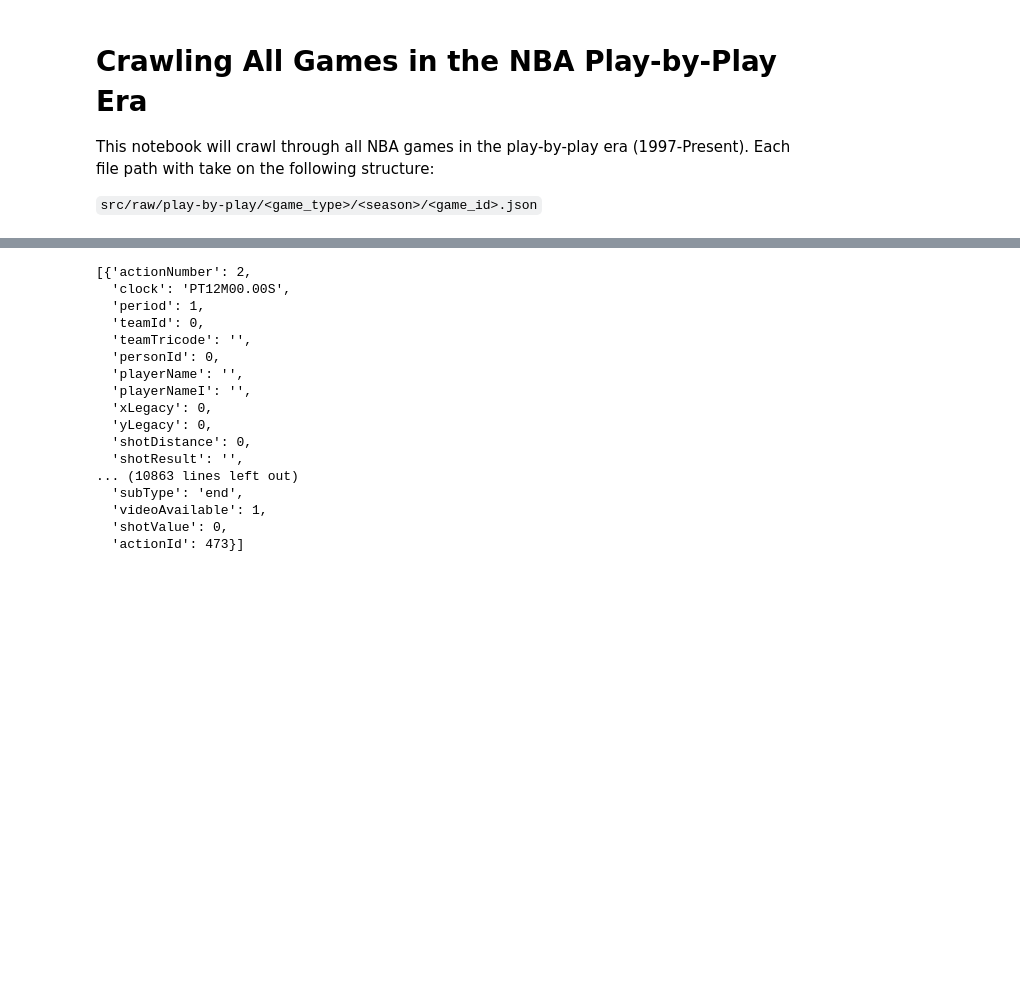
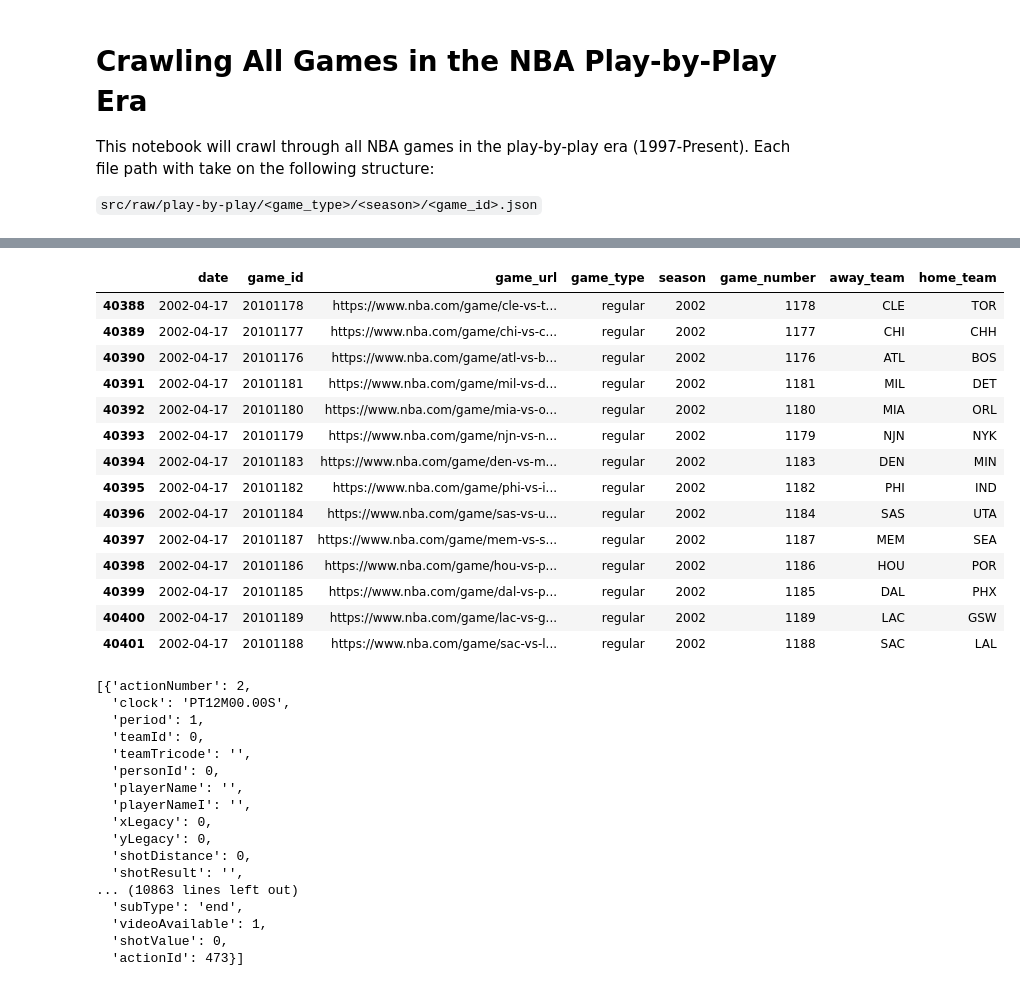
Before and after one commit to brendanwilliam/basketball-shotplot-data, a Jupyter notebook: src/data/scripts/play-by-play_crawler.ipynb, the cells around one changed output, grey strips where cells are left out. Drawn from its saved outputs; the diff is of its cells as text; code cells hidden in the pictures; blank space fills up the shorter version.

```diff
--- a/src/data/scripts/play-by-play_crawler.ipynb
+++ b/src/data/scripts/play-by-play_crawler.ipynb
@@ -7,17 +7,14 @@ This notebook will crawl through all NBA games in the play-by-play era (1997-Pre
 # Get urls for all games in a given season.
 import pandas as pd
 
-fp = '../about/regseason_game_ids.csv'
+fp = '../about/game_ids.csv'
 df = pd.read_csv(fp)
 
-def get_season_urls(df, season):
-    urls = df[df['season'] == season]
+def get_season_urls(df, season, game_type):
+    urls = []
+    for i, row in df.iterrows():
+        if row['season'] == season and row['game_type'] == game_type:
+            urls.append(row['game_url'])
+
     return urls
-
-
-
-season = 2024
-df2024 = get_season_urls(df, season)
-
-df2024[:5]
 # %% [output]
@@ -32,0 +156,4 @@ df2024[:5]
+# %%
+date = '2007-11-17'
+games = get_game_ids(date)
+games
@@ -32,0 +171,6 @@ df2024[:5]
+# %%
+df = pd.DataFrame(columns=['date', 'game_id', 'game_url'])
+for game in games:
+    df.loc[len(df)] = [date, game[-10:], 'https://www.nba.com' + game]
+
+df
@@ -32,0 +189,3 @@ df2024[:5]
+# %%
+df = add_game_metadata(df)
+df
@@ -33,3 +204,29 @@ df2024[:5]
+# %%
+all_games = pd.read_csv('../about/game_ids.csv')
+all_games = pd.concat([all_games, df], ignore_index=True)
+all_games.to_csv('../about/game_ids.csv', index=False)
+
+# Print all games from given date
+date = '2002-04-17'
+df = pd.read_csv('../about/game_ids.csv')
+df = df[df['date'] == date]
+df
+# %% [output]
+|  | date | game_id | game_url | game_type | season | game_number | away_team | home_team |
+| 40388 | 2002-04-17 | 20101178 | https://www.nba.com/game/cle-vs-t... | regular | 2002 | 1178 | CLE | TOR |
+| 40389 | 2002-04-17 | 20101177 | https://www.nba.com/game/chi-vs-c... | regular | 2002 | 1177 | CHI | CHH |
+| 40390 | 2002-04-17 | 20101176 | https://www.nba.com/game/atl-vs-b... | regular | 2002 | 1176 | ATL | BOS |
+| 40391 | 2002-04-17 | 20101181 | https://www.nba.com/game/mil-vs-d... | regular | 2002 | 1181 | MIL | DET |
+| 40392 | 2002-04-17 | 20101180 | https://www.nba.com/game/mia-vs-o... | regular | 2002 | 1180 | MIA | ORL |
+| 40393 | 2002-04-17 | 20101179 | https://www.nba.com/game/njn-vs-n... | regular | 2002 | 1179 | NJN | NYK |
+| 40394 | 2002-04-17 | 20101183 | https://www.nba.com/game/den-vs-m... | regular | 2002 | 1183 | DEN | MIN |
+| 40395 | 2002-04-17 | 20101182 | https://www.nba.com/game/phi-vs-i... | regular | 2002 | 1182 | PHI | IND |
+| 40396 | 2002-04-17 | 20101184 | https://www.nba.com/game/sas-vs-u... | regular | 2002 | 1184 | SAS | UTA |
+| 40397 | 2002-04-17 | 20101187 | https://www.nba.com/game/mem-vs-s... | regular | 2002 | 1187 | MEM | SEA |
+| 40398 | 2002-04-17 | 20101186 | https://www.nba.com/game/hou-vs-p... | regular | 2002 | 1186 | HOU | POR |
+| 40399 | 2002-04-17 | 20101185 | https://www.nba.com/game/dal-vs-p... | regular | 2002 | 1185 | DAL | PHX |
+| 40400 | 2002-04-17 | 20101189 | https://www.nba.com/game/lac-vs-g... | regular | 2002 | 1189 | LAC | GSW |
+| 40401 | 2002-04-17 | 20101188 | https://www.nba.com/game/sac-vs-l... | regular | 2002 | 1188 | SAC | LAL |
 # %%
 from bs4 import BeautifulSoup
 import requests
```
Also changed, not shown: parts of 14 cells of this notebook, 38 other files.
